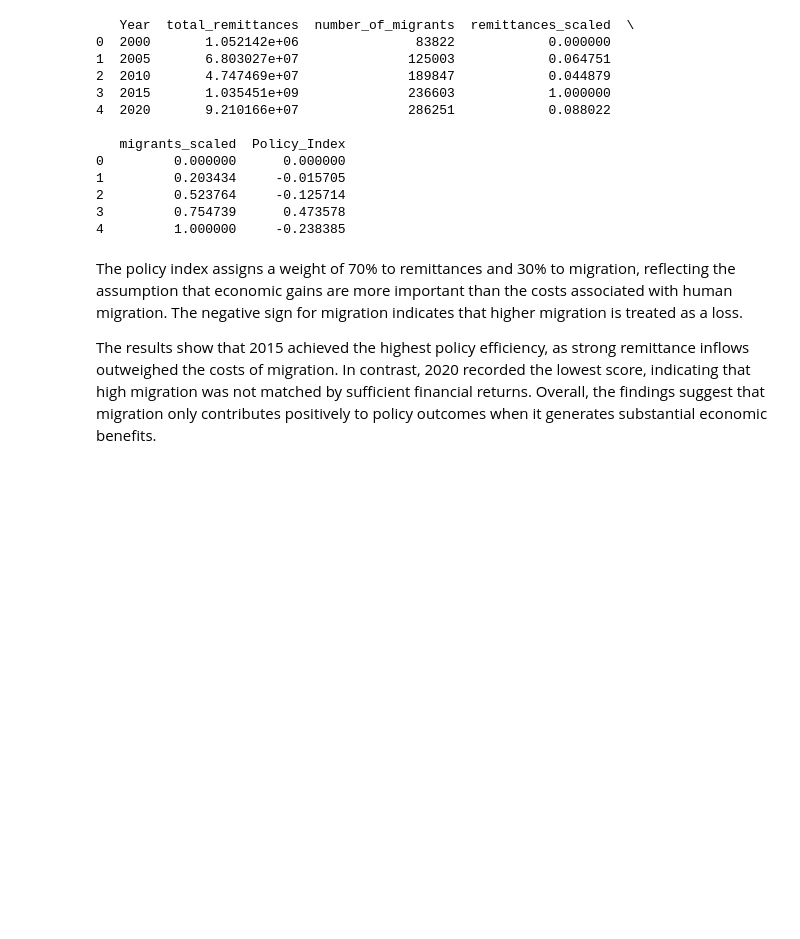
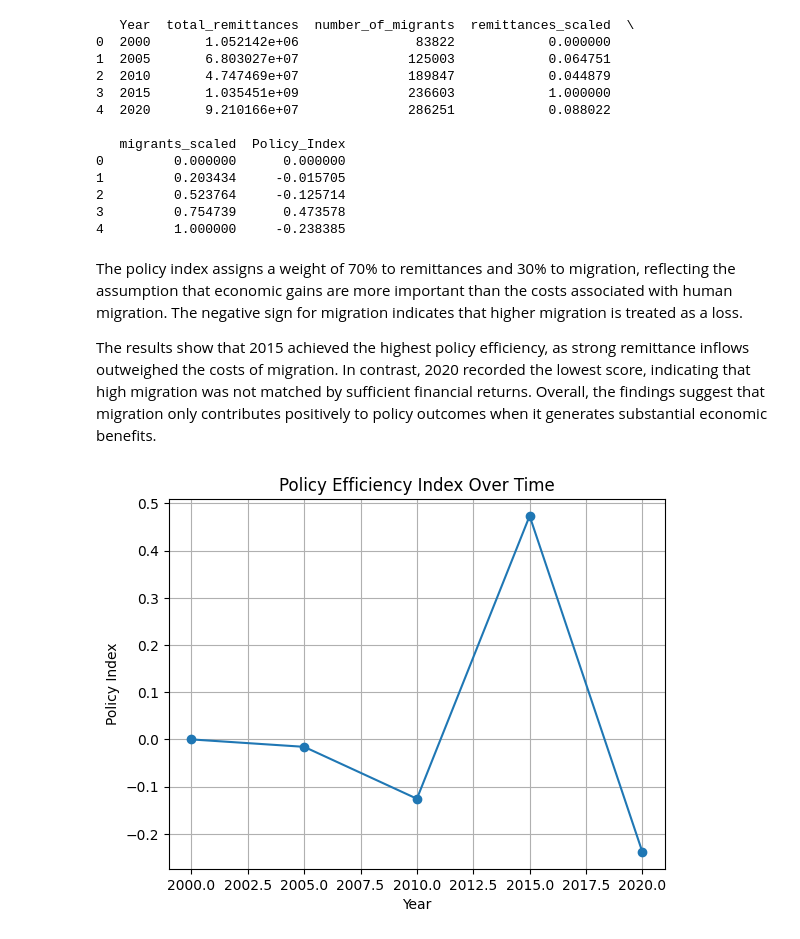
Before and after one commit to CU-S26-MSDSSB-DSCI-01-DataScienceLab/DataScienceLab_Migration, a Jupyter notebook: sec3.ipynb, the cells around one changed output. Drawn from its saved outputs; the diff is of its cells as text; code cells hidden in the pictures; blank space fills up the shorter version.

Commit message:
sec3visual

```diff
--- a/sec3.ipynb
+++ b/sec3.ipynb
@@ -309,3 +310,14 @@ print(df_scaled)
 The policy index assigns a weight of 70% to remittances and 30% to migration, reflecting the assumption that economic gains are more important than the costs associated with human migration. The negative sign for migration indicates that higher migration is treated as a loss.
 
 The results show that 2015 achieved the highest policy efficiency, as strong remittance inflows outweighed the costs of migration. In contrast, 2020 recorded the lowest score, indicating that high migration was not matched by sufficient financial returns. Overall, the findings suggest that migration only contributes positively to policy outcomes when it generates substantial economic benefits.
+# %%
+import matplotlib.pyplot as plt
+
+plt.plot(df_scaled['Year'], df_scaled['Policy_Index'], marker='o')
+plt.title("Policy Efficiency Index Over Time")
+plt.xlabel("Year")
+plt.ylabel("Policy Index")
+plt.grid()
+plt.show()
+# %% [output]
+[figure, added]
```
Also changed, not shown: parts of 1 cell of this notebook.
